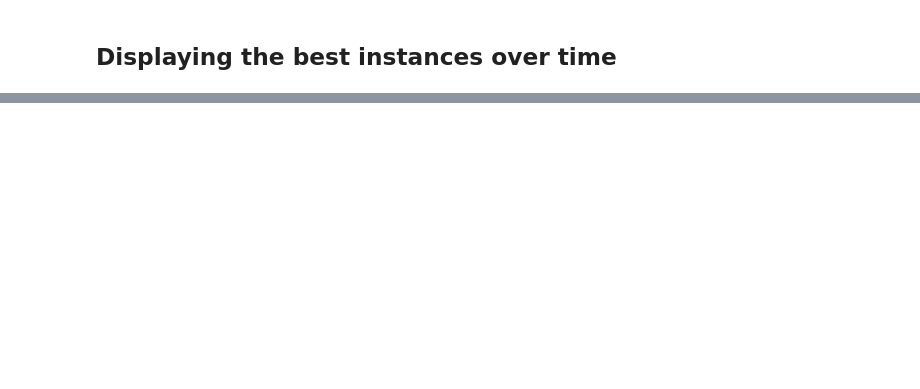
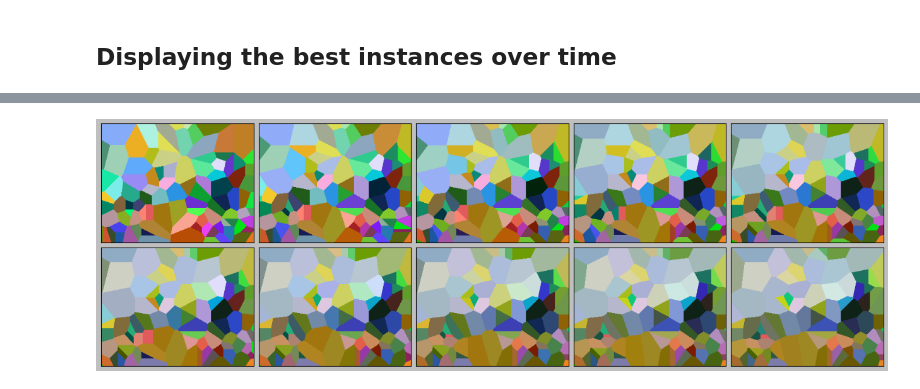
Before and after one commit to lxmampuya/Evolutionary_VanGogh, a Jupyter notebook: analysis.ipynb, the cells around one changed output, grey strips where cells are left out. Saved outputs shown, nothing was run; the diff lists cells and outputs as text; code cells hidden in the pictures; blank space fills up the shorter version.

```diff
--- a/analysis.ipynb
+++ b/analysis.ipynb
@@ -652,0 +330,7 @@ show_progress_over_time((0, 100, 'SPLIT_POS_COLOR', 100, 500), grid=(2,5))
+# %%
+show_progress_over_time(
+    (0, 100, "SPLIT_POS_COLOR_ONE_POINT", 100, 500),
+    grid=(2, 5)
+)
+# %% [output]
+[figure, added]
```
Also changed, not shown: parts of 8 cells of this notebook, 1 other file.
